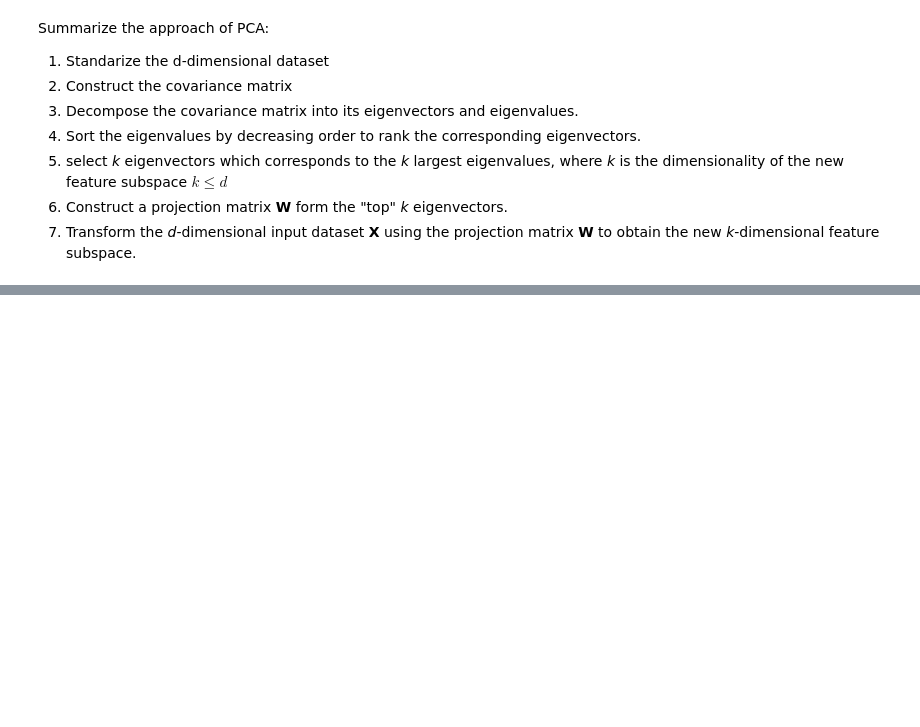
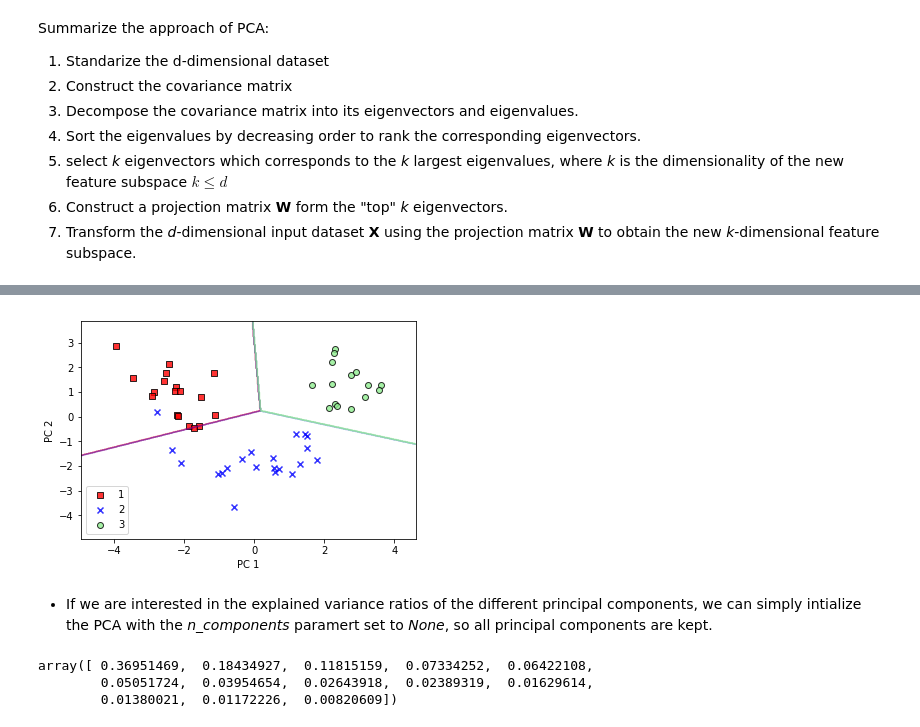
Before and after one commit to katamit/python_ml_Raschka, a Jupyter notebook: chap5-Dimensionality-Reduction/PCA.ipynb, the cells around one changed output, grey strips where cells are left out. Saved outputs shown, nothing was run; the diff lists cells and outputs as text; code cells hidden in the pictures; blank space fills up the shorter version.

```diff
--- a/chap5-Dimensionality-Reduction/PCA.ipynb
+++ b/chap5-Dimensionality-Reduction/PCA.ipynb
@@ -34,0 +221,18 @@ __Note :__ PCA are highly sensitive to data scaling, we need to standarize featu
+# %%
+plot_decision_regions(X_test_pca,y_test, classifier=lr)
+plt.xlabel('PC 1')
+plt.ylabel('PC 2')
+plt.legend(loc='lower left')
+plt.show()
+# %% [output]
+[figure, added]
+# %% [markdown]
+- If we are interested in the explained variance ratios of the different principal components, we can simply intialize the PCA with the _n_components_ paramert set to _None_, so all principal components are kept.
+# %%
+pca = PCA(n_components=None)
+X_train_pca = pca.fit(X_train_std)
+pca.explained_variance_ratio_
+# %% [output]
+array([ 0.36951469,  0.18434927,  0.11815159,  0.07334252,  0.06422108,
+        0.05051724,  0.03954654,  0.02643918,  0.02389319,  0.01629614,
+        0.01380021,  0.01172226,  0.00820609])
```
Also changed, not shown: parts of 28 cells of this notebook.
